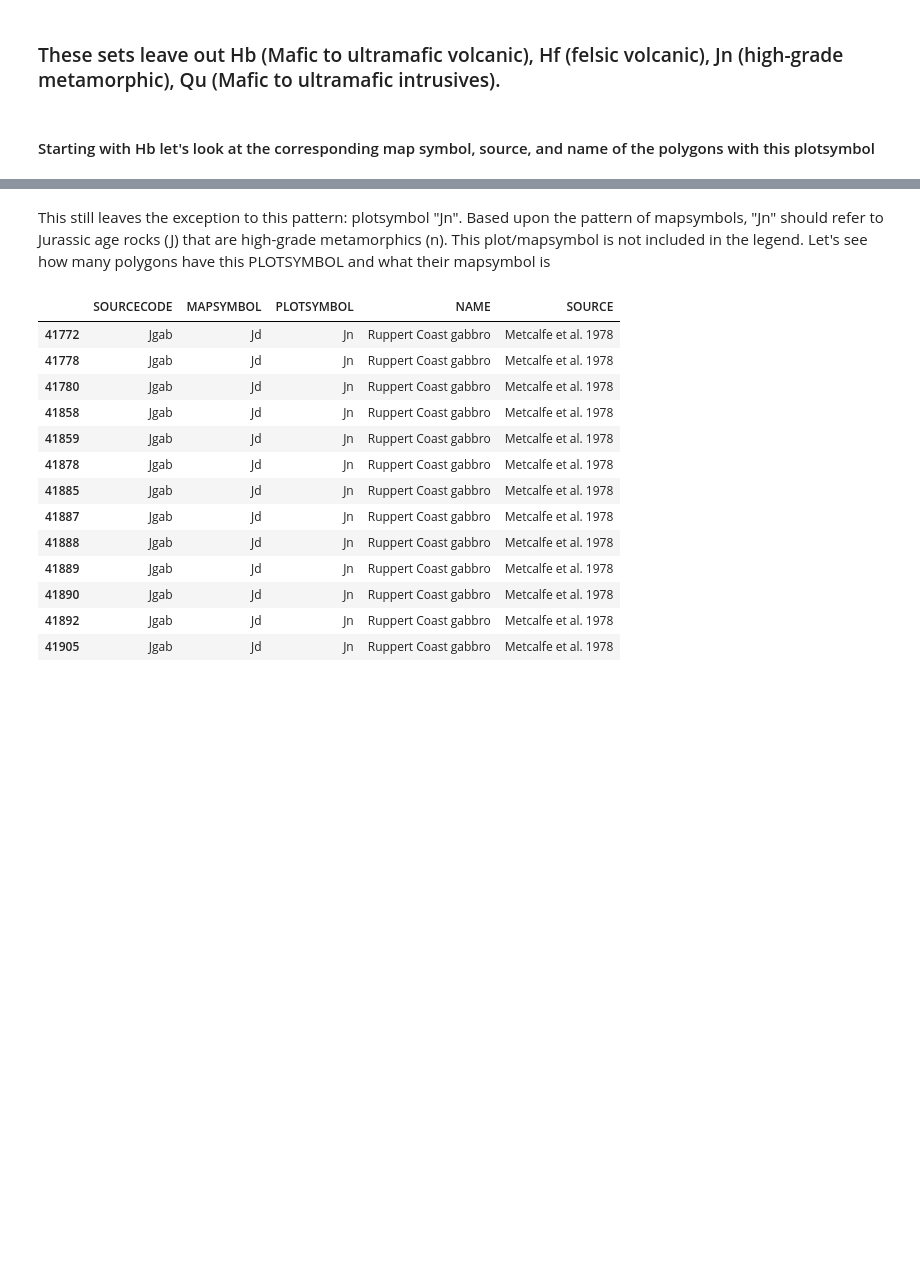
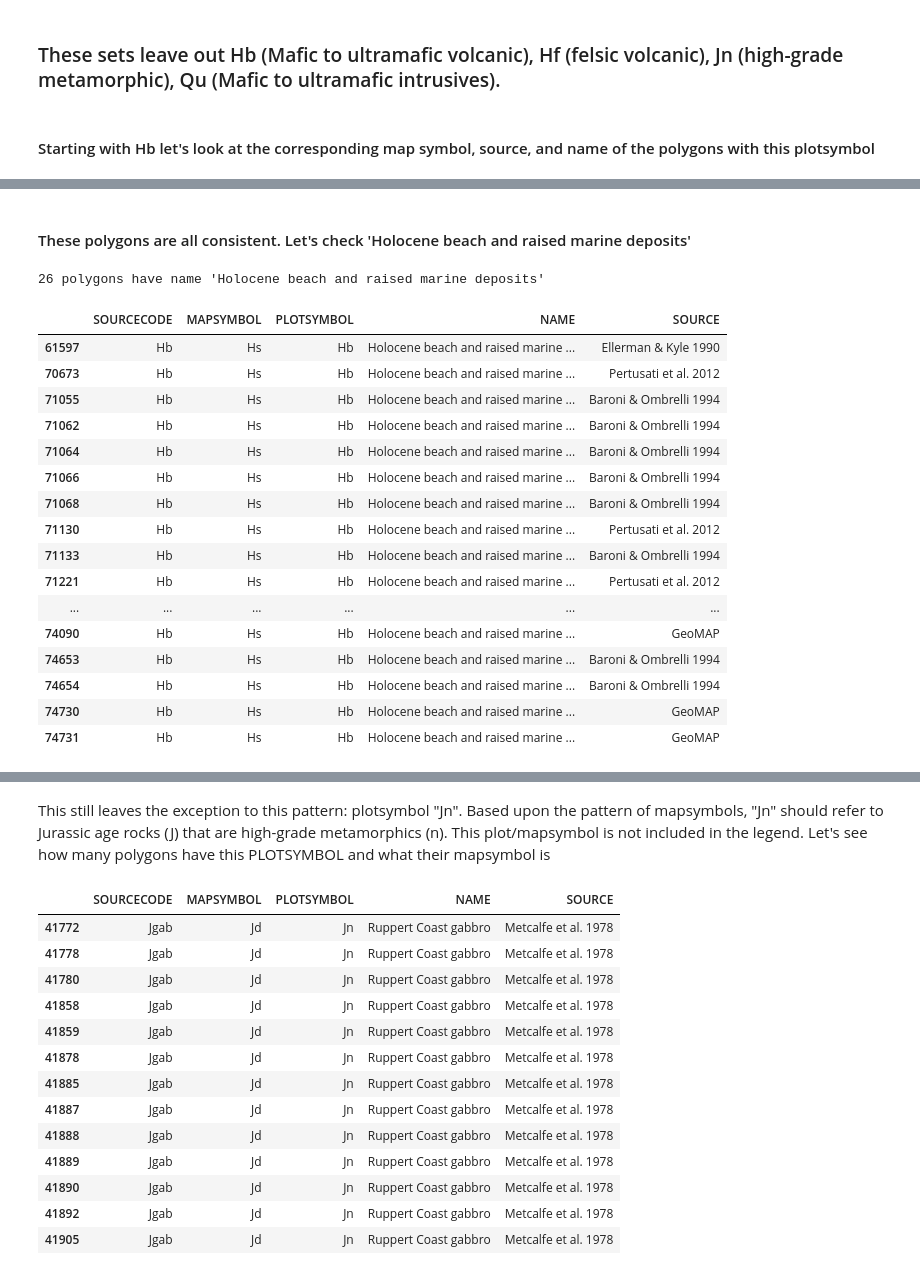
Before and after one commit to selkind/GeoMap, a Jupyter notebook: map_and_ploy_symbol.ipynb, the cells around one changed output, grey strips where cells are left out. Cells and saved outputs as stored; diff of their text form; code cells hidden in the pictures; blank space fills up the shorter version.

```diff
--- a/map_and_ploy_symbol.ipynb
+++ b/map_and_ploy_symbol.ipynb
@@ -139,0 +171,25 @@ display(Hb_records)
+# %% [markdown]
+#### These polygons are all consistent. Let's check 'Holocene beach and raised marine deposits'
+# %%
+raised_marine_deposits = data[data["NAME"] == "Holocene beach and raised marine deposits"][["SOURCECODE", "MAPSYMBOL", "PLOTSYMBOL", "NAME", "SOURCE"]]
+print(f"{raised_marine_deposits.shape[0]} polygons have name 'Holocene beach and raised marine deposits'")
+display(raised_marine_deposits)
+# %% [output]
+26 polygons have name 'Holocene beach and raised marine deposits'
+|  | SOURCECODE | MAPSYMBOL | PLOTSYMBOL | NAME | SOURCE |
+| 61597 | Hb | Hs | Hb | Holocene beach and raised marine ... | Ellerman & Kyle 1990 |
+| 70673 | Hb | Hs | Hb | Holocene beach and raised marine ... | Pertusati et al. 2012 |
+| 71055 | Hb | Hs | Hb | Holocene beach and raised marine ... | Baroni & Ombrelli 1994 |
+| 71062 | Hb | Hs | Hb | Holocene beach and raised marine ... | Baroni & Ombrelli 1994 |
+| 71064 | Hb | Hs | Hb | Holocene beach and raised marine ... | Baroni & Ombrelli 1994 |
+| 71066 | Hb | Hs | Hb | Holocene beach and raised marine ... | Baroni & Ombrelli 1994 |
+| 71068 | Hb | Hs | Hb | Holocene beach and raised marine ... | Baroni & Ombrelli 1994 |
+| 71130 | Hb | Hs | Hb | Holocene beach and raised marine ... | Pertusati et al. 2012 |
+| 71133 | Hb | Hs | Hb | Holocene beach and raised marine ... | Baroni & Ombrelli 1994 |
+| 71221 | Hb | Hs | Hb | Holocene beach and raised marine ... | Pertusati et al. 2012 |
+| ... | ... | ... | ... | ... | ... |
+| 74090 | Hb | Hs | Hb | Holocene beach and raised marine ... | GeoMAP |
+| 74653 | Hb | Hs | Hb | Holocene beach and raised marine ... | Baroni & Ombrelli 1994 |
+| 74654 | Hb | Hs | Hb | Holocene beach and raised marine ... | Baroni & Ombrelli 1994 |
+| 74730 | Hb | Hs | Hb | Holocene beach and raised marine ... | GeoMAP |
+| 74731 | Hb | Hs | Hb | Holocene beach and raised marine ... | GeoMAP |
```
Also changed, not shown: parts of 9 cells of this notebook.
